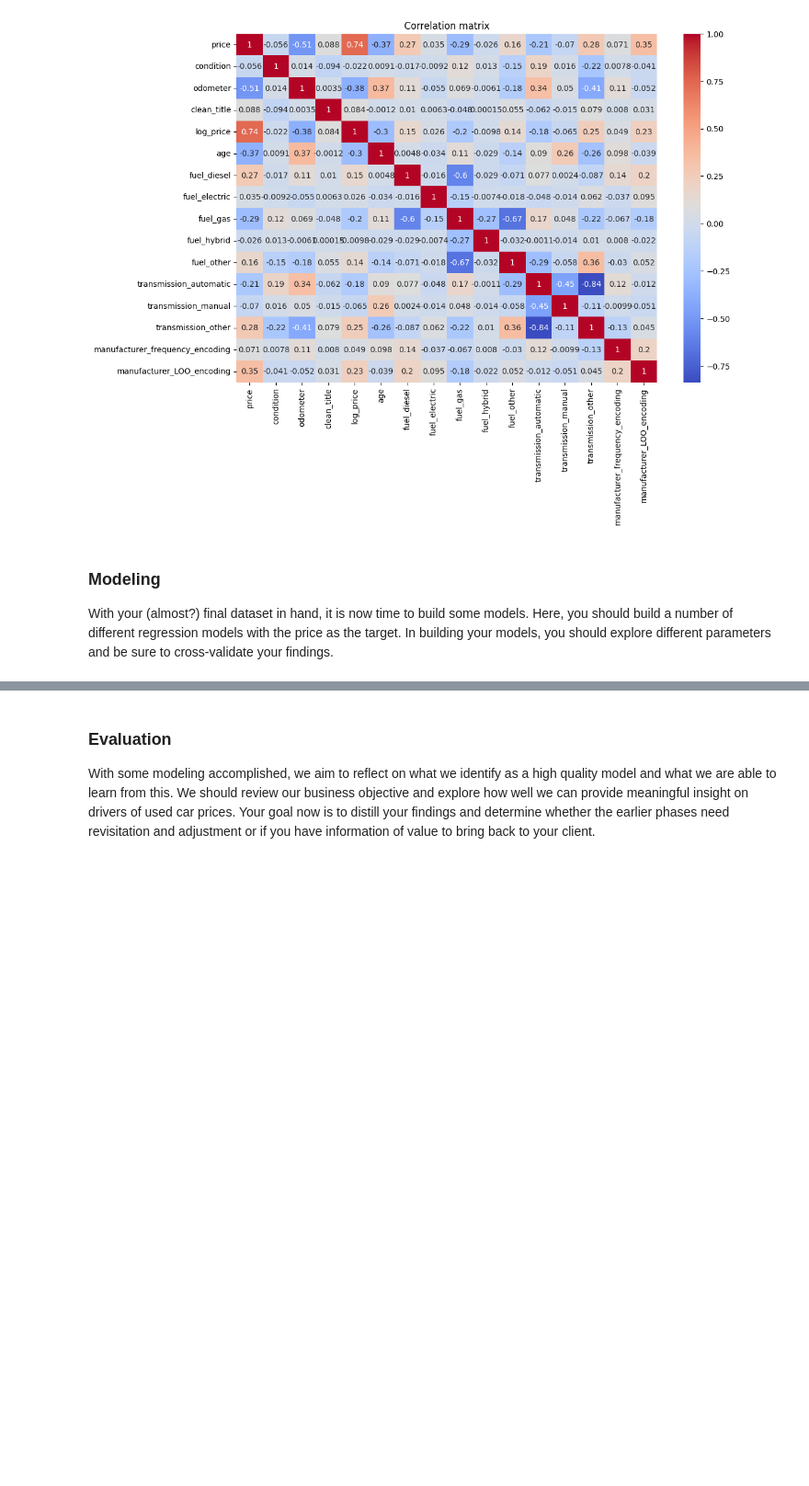
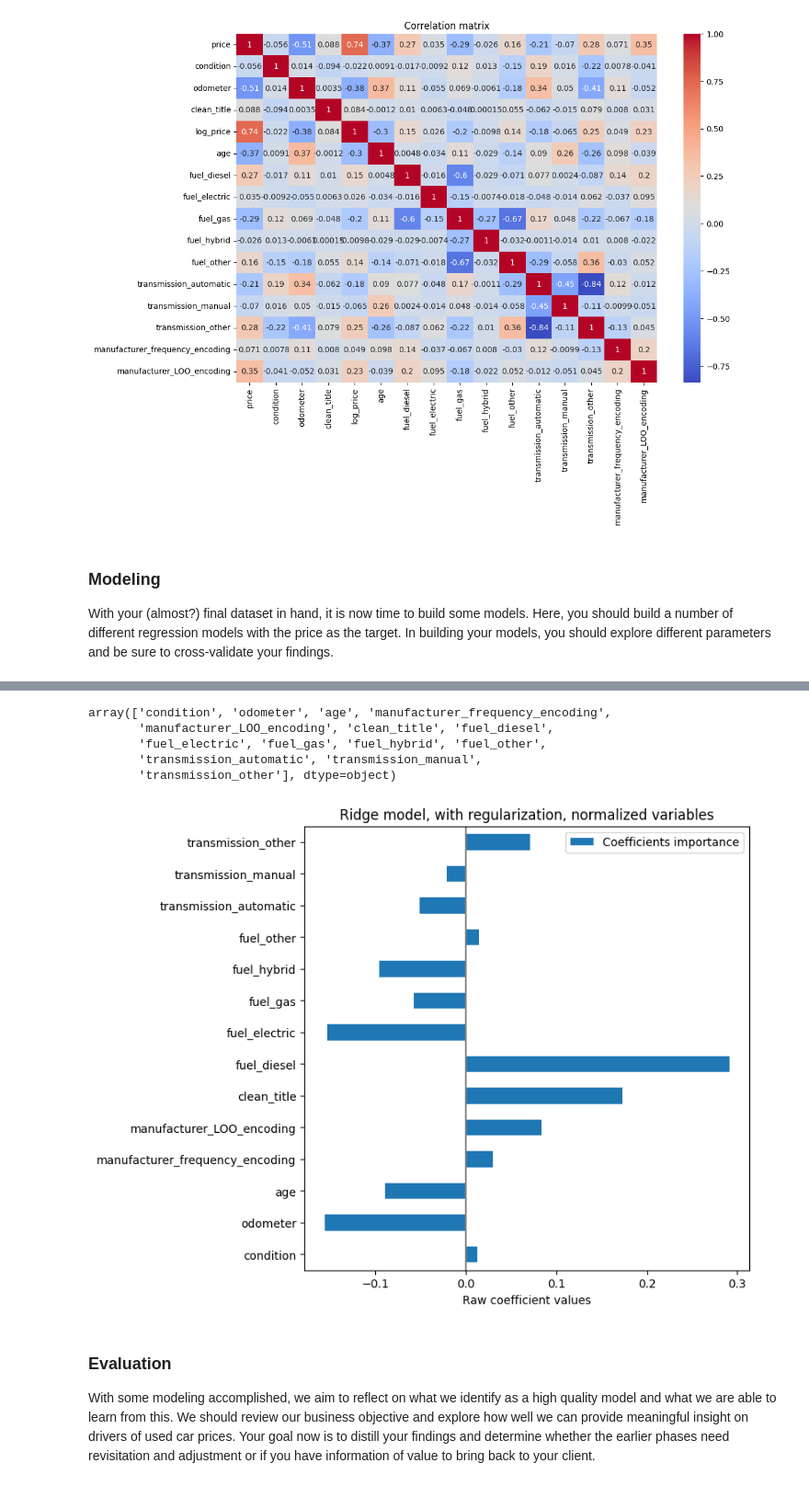
Before and after one commit to dmtrinh/used-car-prices, a Jupyter notebook: prompt_II.ipynb, the cells around one changed output, grey strips where cells are left out. Shown at 92% size. Drawn from its saved outputs; the diff is of its cells as text; code cells hidden in the pictures; blank space fills up the shorter version.

```diff
--- a/prompt_II.ipynb
+++ b/prompt_II.ipynb
@@ -673,0 +711,8 @@ With your (almost?) final dataset in hand, it is now time to build some models.
+# %%
+numerical_columns = ["condition", "odometer", "age", "manufacturer_frequency_encoding", "manufacturer_LOO_encoding"]
+# %%
+preprocessor_with_scaler = make_column_transformer(
+    (StandardScaler(), numerical_columns),
+    remainder="passthrough",
+    verbose_feature_names_out=False
+)
@@ -673,0 +721,11 @@ With your (almost?) final dataset in hand, it is now time to build some models.
+# %%
+alphas = np.logspace(-10, 10, 21)  # alpha values to be chosen from by cross-validation
+pipe_rigdecv = make_pipeline(
+    preprocessor_with_scaler,
+    TransformedTargetRegressor(
+        regressor=RidgeCV(alphas=alphas),
+        func=np.log10,
+        inverse_func=sp.special.exp10,
+    ),
+)
+pipe_rigdecv.fit(X_train, y_train)
@@ -674,3 +748,25 @@ With your (almost?) final dataset in hand, it is now time to build some models.
+# %%
+feature_names = pipe_rigdecv[:-1].get_feature_names_out()
+feature_names
+# %% [output]
+array(['condition', 'odometer', 'age', 'manufacturer_frequency_encoding',
+       'manufacturer_LOO_encoding', 'clean_title', 'fuel_diesel',
+       'fuel_electric', 'fuel_gas', 'fuel_hybrid', 'fuel_other',
+       'transmission_automatic', 'transmission_manual',
+       'transmission_other'], dtype=object)
+# %%
+coefs_ridgecv = pd.DataFrame(
+    pipe_rigdecv[-1].regressor_.coef_,
+    columns=["Coefficients importance"],
+    index=feature_names,
+)
+coefs_ridgecv.plot.barh(figsize=(9, 7))
+plt.title("Ridge model, with regularization, normalized variables")
+plt.xlabel("Raw coefficient values")
+plt.axvline(x=0, color=".5")
+plt.subplots_adjust(left=0.3)
+# %% [output]
+[figure, added]
 # %% [markdown]
 ### Evaluation
 
```
Also changed, not shown: parts of 18 cells of this notebook, 1 other file.
